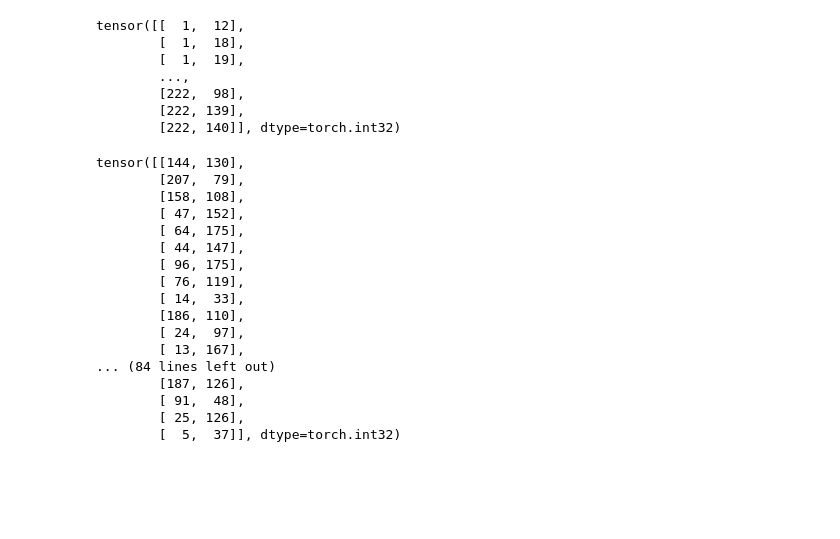
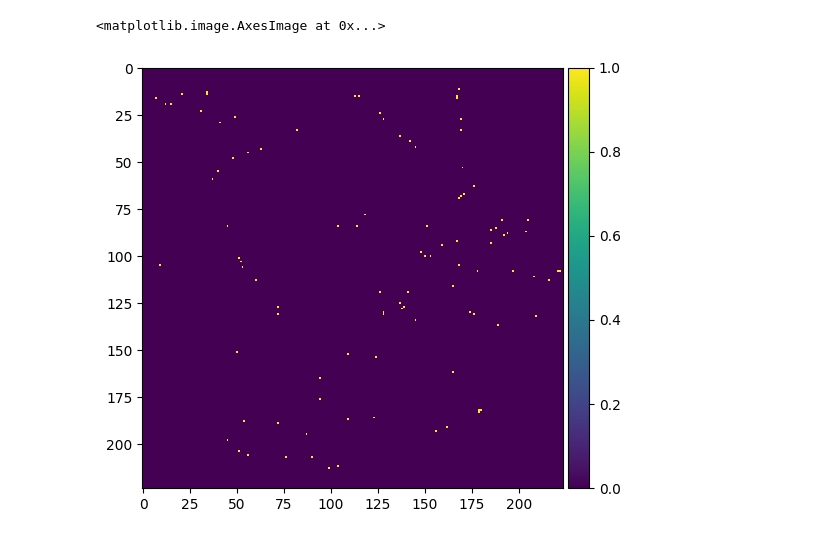
Before and after one commit to ktylus/vit_sampling_heuristics, a Jupyter notebook: edge_detector_point_sampling.ipynb, the cells around one changed output. Drawn from its saved outputs; the diff is of its cells as text; code cells hidden in the pictures; blank space fills up the shorter version.

```diff
--- a/edge_detector_point_sampling.ipynb
+++ b/edge_detector_point_sampling.ipynb
@@ -37,33 +22,11 @@ ValueError: the input array must have size 3 along `channel_axis`, got (3, 224,
-# %%
-indices = torch.tensor(list(zip(*np.where(feat))), dtype=torch.int)
-indices
-# %% [output]
-tensor([[  1,  12],
-        [  1,  18],
-        [  1,  19],
-        ...,
-        [222,  98],
-        [222, 139],
-        [222, 140]], dtype=torch.int32)
 # %%
+indices = torch.tensor(list(zip(*np.where(feat))), dtype=torch.int)
 choice = torch.multinomial(torch.ones(len(indices)), 100)
-indices_100 = torch.index_select(indices, dim=0, index=choice)
-indices_100
+indices_of_100_points = torch.index_select(indices, dim=0, index=choice)
+
+image = torch.zeros((224, 224))
+image[indices_of_100_points[:, 0], indices_of_100_points[:, 1]] = 1
+io.imshow(image.numpy())
 # %% [output]
-tensor([[144, 130],
-        [207,  79],
-        [158, 108],
-        [ 47, 152],
-        [ 64, 175],
-        [ 44, 147],
-        [ 96, 175],
-        [ 76, 119],
-        [ 14,  33],
-        [186, 110],
-        [ 24,  97],
-        [ 13, 167],
-... (84 lines left out)
-        [187, 126],
-        [ 91,  48],
-        [ 25, 126],
-        [  5,  37]], dtype=torch.int32)
+<matplotlib.image.AxesImage at 0x...>
+[figure, added]
```
Also changed, not shown: parts of 6 cells of this notebook.
